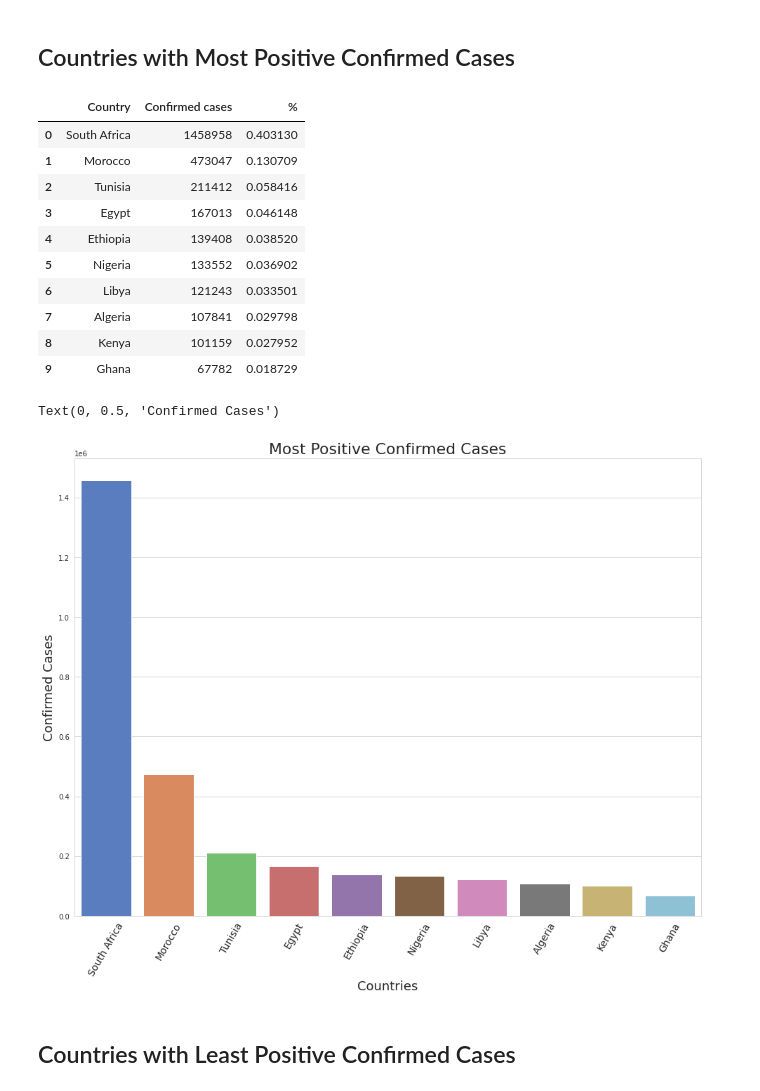
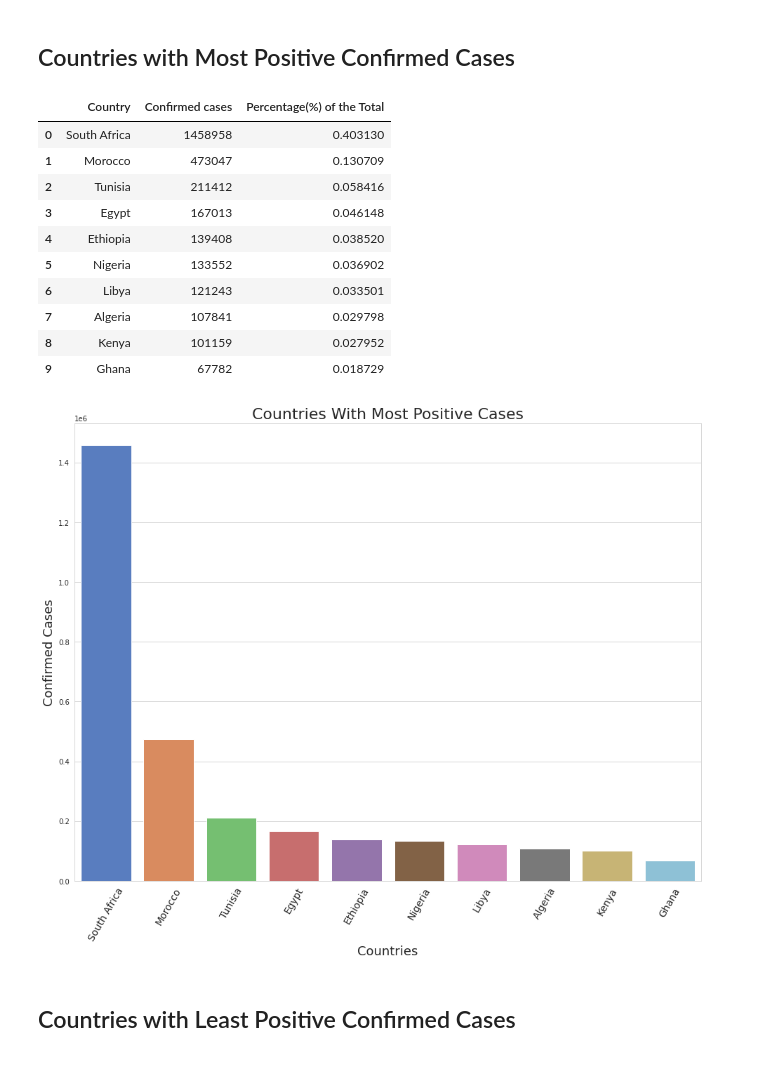
Before and after one commit to antonygatua/Web_Data, a Jupyter notebook: wikipedia_covid/analysis.ipynb, the cells around one changed output. Drawn from its saved outputs; the diff is of its cells as text; code cells hidden in the pictures.

Commit message:
exploratory data analysis

```diff
--- a/wikipedia_covid/analysis.ipynb
+++ b/wikipedia_covid/analysis.ipynb
@@ -93,41 +138,17 @@ positive["%"] = (positive["Confirmed cases"])/(positive["Confirmed cases"].sum()
-# %%
-positive.sort_values("Confirmed cases",ascending=False, na_position='last')
-most = positive.head(10)
-most
-# %% [output]
-|  | Country | Confirmed cases | % |
-| 0 | South Africa | 1458958 | 0.403130 |
-| 1 | Morocco | 473047 | 0.130709 |
-| 2 | Tunisia | 211412 | 0.058416 |
-| 3 | Egypt | 167013 | 0.046148 |
-| 4 | Ethiopia | 139408 | 0.038520 |
-| 5 | Nigeria | 133552 | 0.036902 |
-| 6 | Libya | 121243 | 0.033501 |
-| 7 | Algeria | 107841 | 0.029798 |
-| 8 | Kenya | 101159 | 0.027952 |
-| 9 | Ghana | 67782 | 0.018729 |
-# %%
-sns.set_style("whitegrid")
-
-bar,ax = plt.subplots(figsize=(16,12))
-
-ax = sns.barplot(x = "Country", y = 'Confirmed cases', data = most,ci=None, palette="muted",orient='v')
-
-ax.set_title("Most Positive Confirmed Cases", fontsize = 22)
-
-ax.set_xlabel ("Countries", fontsize = 18)
-
-plt.xticks(rotation='60', fontsize=14)
-
-ax.set_ylabel ('Confirmed Cases', fontsize = 18)
-
-# display value
-#for rect in ax.patches:
-#    ax.text (rect.get_x() + rect.get_width() / 2,rect.get_height(),rect.get_height(), weight='bold' )
-
-#bar.savefig("Gender_bar.png");
-# %% [output]
-Text(0, 0.5, 'Confirmed Cases')
-[figure, removed]
+# %%
+postive(df, "Confirmed cases", False)
+# %% [output]
+|  | Country | Confirmed cases | Percentage(%) of the Total |
+| 0 | South Africa | 1458958 | 0.403130 |
+| 1 | Morocco | 473047 | 0.130709 |
+| 2 | Tunisia | 211412 | 0.058416 |
+| 3 | Egypt | 167013 | 0.046148 |
+| 4 | Ethiopia | 139408 | 0.038520 |
+| 5 | Nigeria | 133552 | 0.036902 |
+| 6 | Libya | 121243 | 0.033501 |
+| 7 | Algeria | 107841 | 0.029798 |
+| 8 | Kenya | 101159 | 0.027952 |
+| 9 | Ghana | 67782 | 0.018729 |
+[figure, added]
 # %% [markdown]
 ## Countries with Least Positive Confirmed Cases
```
Also changed, not shown: parts of 9 cells of this notebook.
